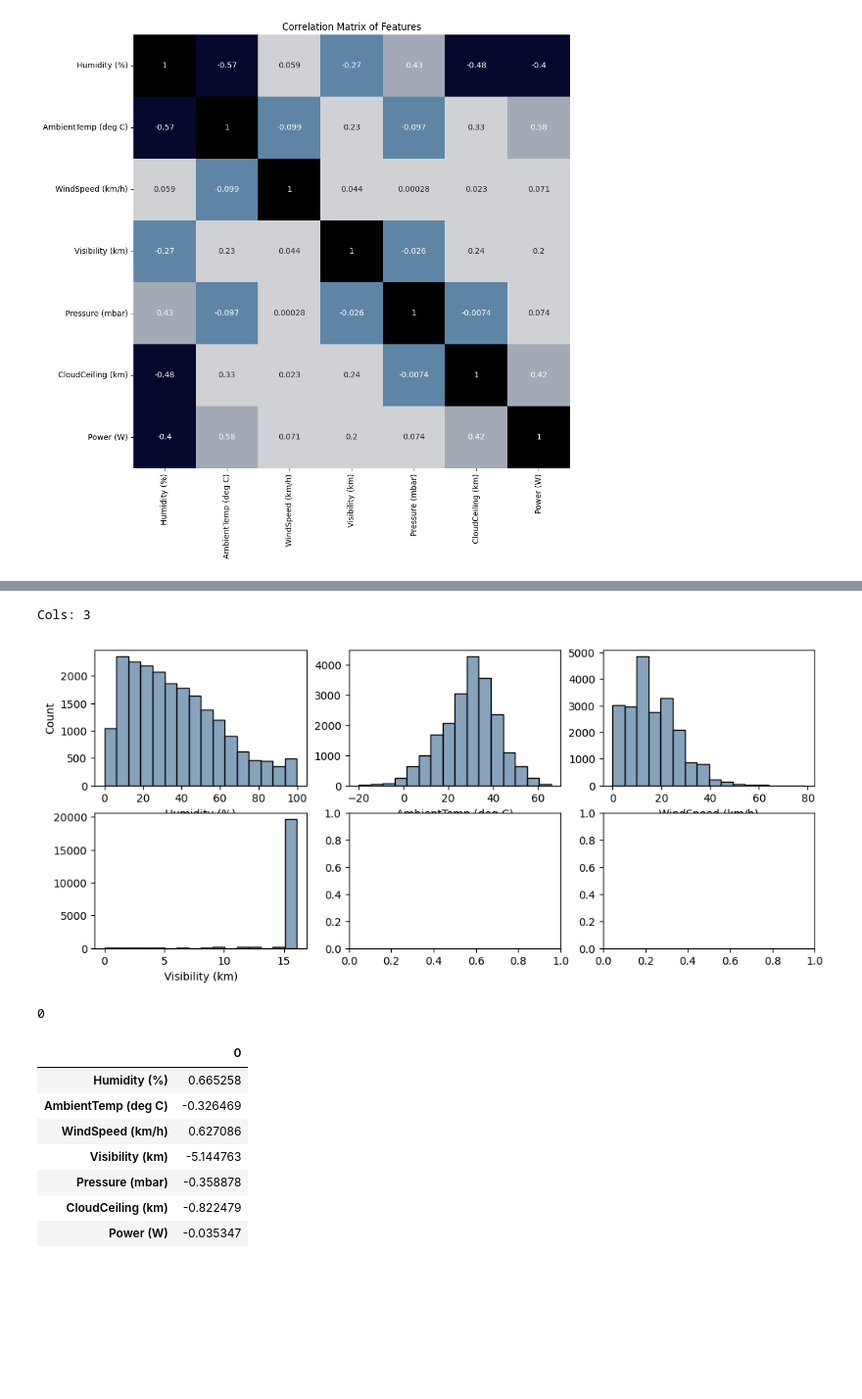
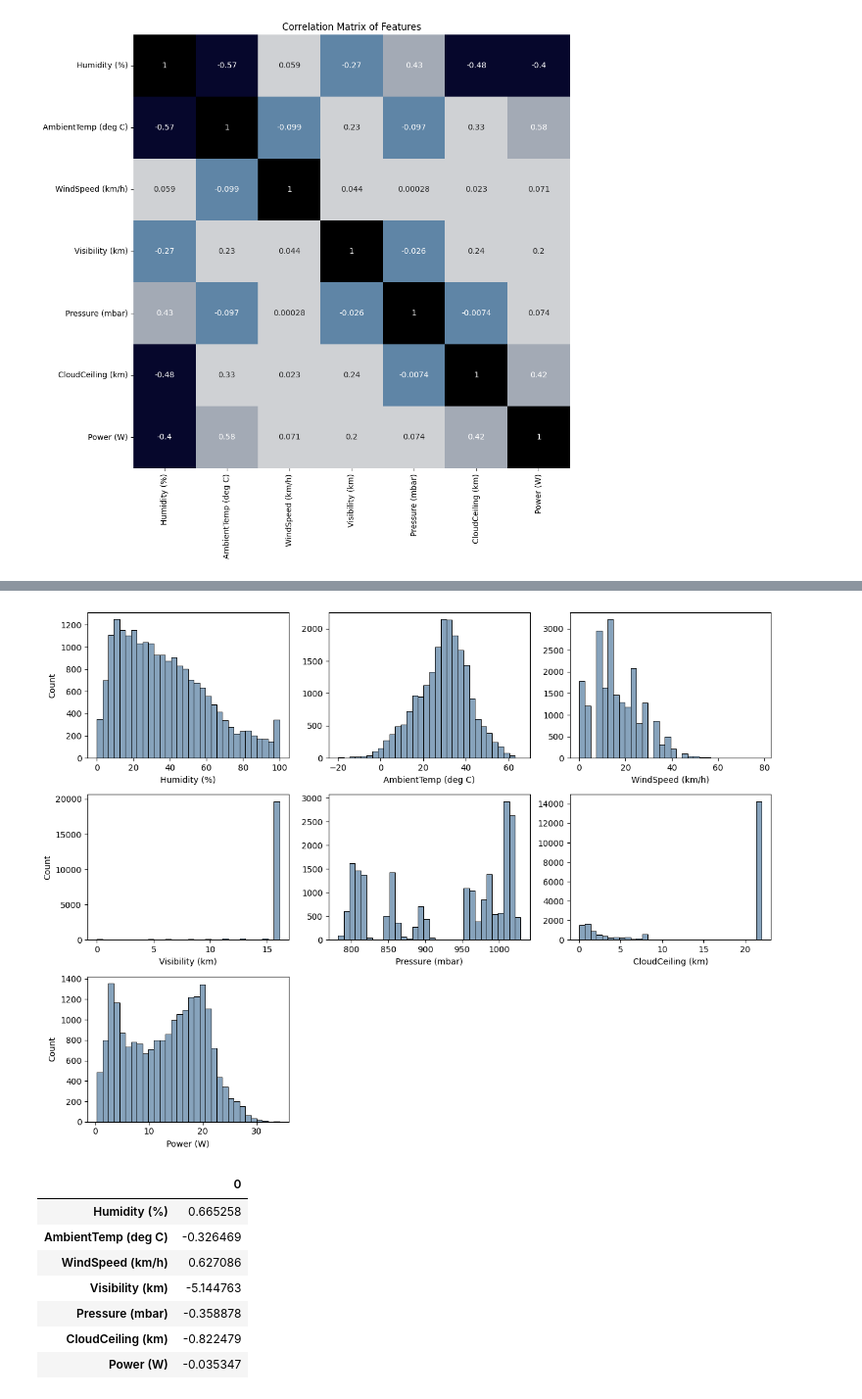
Before and after one commit to d-lazenby/solar-forecasting, a Jupyter notebook: eda_full.ipynb, the cells around one changed output, grey strips where cells are left out. Shown at 98% size. Saved outputs shown, nothing was run; the diff lists cells and outputs as text; code cells hidden in the pictures; blank space fills up the shorter version.

```diff
--- a/eda_full.ipynb
+++ b/eda_full.ipynb
@@ -106,46 +100,0 @@ raw_clean[numerical_features].hist(color='blue', alpha=0.8);
-# %%
-FONT_SIZE_TICKS = None
-FONT_SIZE_TITLE = None
-FONT_SIZE_AXES = None
-
-colors = {'white': '#fdfdfd',
-          'dark blue': '#06072c',
-          'chalk blue': '#5f85a6',
-          'light gray': '#cfd1d4',
-          'blue gray': '#a3aab5',
-          'black': '#000000'}
-
-COLORS = [v for v in colors.values()]
-
-sns.set_palette(sns.color_palette(COLORS))
-
-features = numerical_features[:4]
-bins = 16
-
-data = raw_clean.copy()
-
-n_plots = len(features)
-cols = (n_plots if n_plots < 3 else 3)
-print(f"Cols: {cols}")
-rows = n_plots // 3 + 1
-
-fig, ax = plt.subplots(nrows=rows, ncols=cols, figsize=(12, 5))
-
-for i, ax_ in enumerate(ax.flatten()):
-    if i == n_plots:
-        break
-    x = data[features[i]].values
-    sns.histplot(x, bins=bins, color=COLORS[2], ax=ax_)
-    ax_.set_xlabel(f"{features[i]}", fontsize=FONT_SIZE_AXES)
-    ylabel = ("Count" if i == 0 else "")
-    ax_.set_ylabel(ylabel, fontsize=FONT_SIZE_AXES)
-    # plt.title(f"{feature}", fontsize=FONT_SIZE_TITLE)
-    ax_.tick_params(axis="both", labelsize=FONT_SIZE_TICKS)
-plt.show()
-# %% [output]
-Cols: 3
-[figure, removed]
-# %%
-2 // 3
-# %% [output]
-0
@@ -156,3 +101,7 @@ plt.subplot(122); plt.imshow(g_seg[:, :, ::-1]); plt.title('Segmented');
+# %%
+utils.numerical_distributions(raw_clean, numerical_features)
+# %% [output]
+[figure, added]
 # %%
 raw_clean[numerical_features].skew().to_frame()
 # %% [output]
```
Also changed, not shown: parts of 3 cells of this notebook, 3 other files.
